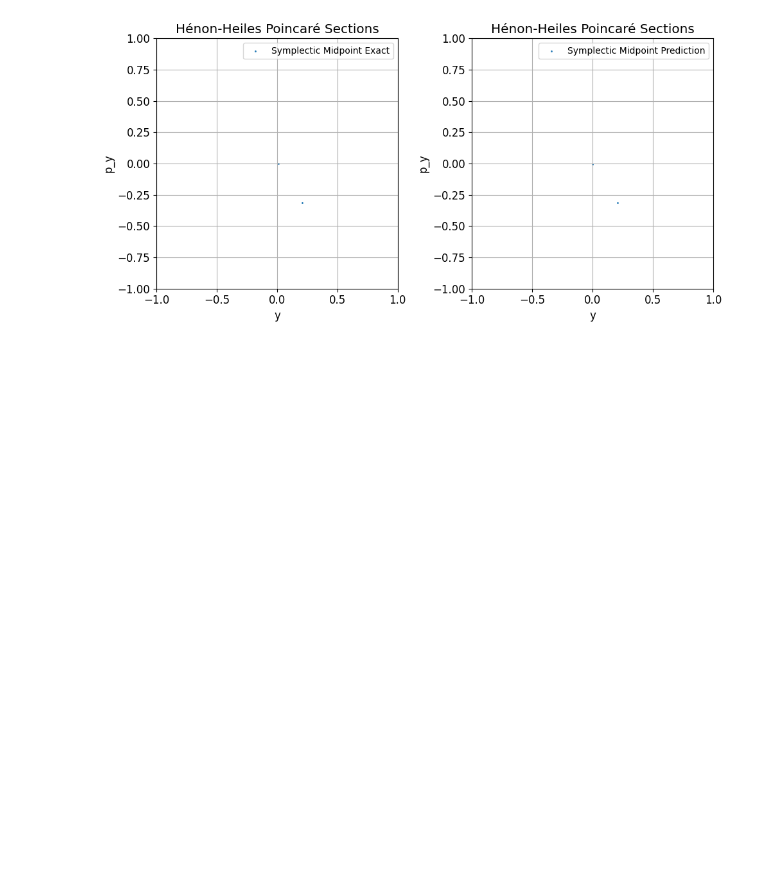
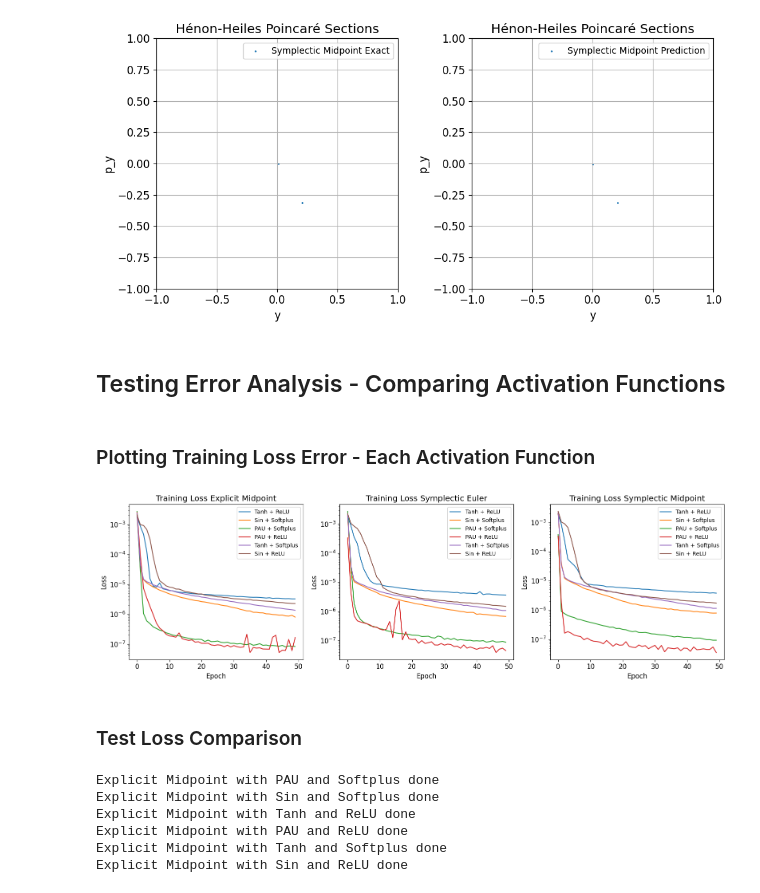
Before and after one commit to sannejamila/HNNs_ODEs, a Jupyter notebook: HenonHeiles.ipynb, the cells around one changed output. Drawn from its saved outputs; the diff is of its cells as text; code cells hidden in the pictures; blank space fills up the shorter version.

```diff
--- a/HenonHeiles.ipynb
+++ b/HenonHeiles.ipynb
@@ -355,3 +355,5 @@ plt.show()
 # %% [output]
 [figure]
 [figure]
+# %% [markdown]
+## Testing Error Analysis - Comparing Activation Functions
@@ -357,0 +383,49 @@ plt.show()
+# %% [markdown]
+### Plotting Training Loss Error - Each Activation Function
+# %%
+fig, ax = plt.subplots(1, 3, figsize=(16, 5))
+
+ax[0].plot(loss_exp_Tanh_ReLU, label = "Tanh + ReLU")
+ax[0].plot(loss_exp_Sin_Soft, label = "Sin + Softplus")
+ax[0].plot(loss_exp_PAU_Soft, label = "PAU + Softplus")
+ax[0].plot(loss_exp_PAU_ReLU, label = "PAU + ReLU")
+ax[0].plot(loss_exp_Tanh_soft, label = "Tanh + Softplus")
+ax[0].plot(loss_exp_Sin_ReLU, label = "Sin + ReLU")
+ax[0].legend()
+ax[0].set_yscale('log')
+ax[0].set_xlabel('Epoch')
+ax[0].set_ylabel('Loss')
+ax[0].set_title('Training Loss Explicit Midpoint')
+
+
+
+ax[1].plot(loss_symp_eul_Tanh_ReLU, label = "Tanh + ReLU")
+ax[1].plot(loss_symp_eul_Sin_Soft, label = "Sin + Softplus")
+ax[1].plot(loss_symp_eul_PAU_Soft, label = "PAU + Softplus")
+ax[1].plot(loss_symp_eul_PAU_ReLU, label = "PAU + ReLU")
+ax[1].plot(loss_symp_eul_Tanh_soft, label = "Tanh + Softplus")
+ax[1].plot(loss_symp_eul_Sin_ReLU, label = "Sin + ReLU")
+ax[1].legend()
+ax[1].set_yscale('log')
+ax[1].set_xlabel('Epoch')
+ax[1].set_ylabel('Loss')
+ax[1].set_title('Training Loss Symplectic Euler')
+
+ax[2].plot(loss_symp_Tanh_ReLU, label = "Tanh + ReLU")
+ax[2].plot(loss_symp_Sin_Soft, label = "Sin + Softplus")
+ax[2].plot(loss_symp_PAU_Soft, label = "PAU + Softplus")
+ax[2].plot(loss_symp_PAU_ReLU, label = "PAU + ReLU")
+ax[2].plot(loss_symp_Tanh_soft, label = "Tanh + Softplus")
+ax[2].plot(loss_symp_Sin_ReLU, label = "Sin + ReLU")
+ax[2].legend()
+ax[2].set_yscale('log')
+ax[2].set_xlabel('Epoch')
+ax[2].set_ylabel('Loss')
+ax[2].set_title('Training Loss Symplectic Midpoint')
+
+plt.tight_layout()
+plt.show()
+# %% [output]
+[figure, added]
+# %% [markdown]
+### Test Loss Comparison
@@ -357,0 +448,20 @@ plt.show()
+# %%
+u_exp_PAU_Soft, _ = model_exp_PAU_Soft.generate_trajectories(ntrajectories = ntraj_test, t_sample = t_test,integrator = "midpoint",u0s=u0_test)
+print("Explicit Midpoint with PAU and Softplus done")
+u_exp_Sin_Soft, _ = model_exp_Sin_Soft.generate_trajectories(ntrajectories = ntraj_test, t_sample = t_test,integrator = "midpoint",u0s=u0_test)
+print("Explicit Midpoint with Sin and Softplus done")
+u_exp_Tanh_ReLU, _ = model_exp_Tanh_ReLU.generate_trajectories(ntrajectories = ntraj_test, t_sample = t_test,integrator = "midpoint",u0s=u0_test)
+print("Explicit Midpoint with Tanh and ReLU done")
+u_exp_PAU_ReLU, _ = model_exp_PAU_ReLU.generate_trajectories(ntrajectories = ntraj_test, t_sample = t_test,integrator = "midpoint",u0s=u0_test)
+print("Explicit Midpoint with PAU and ReLU done")
+u_exp_Tanh_soft, _ = model_exp_Tanh_soft.generate_trajectories(ntrajectories = ntraj_test, t_sample = t_test,integrator = "midpoint",u0s=u0_test)
+print("Explicit Midpoint with Tanh and Softplus done")
+u_exp_Sin_ReLU, _ = model_exp_Sin_ReLU.generate_trajectories(ntrajectories = ntraj_test, t_sample = t_test,integrator = "midpoint",u0s=u0_test)
+print("Explicit Midpoint with Sin and ReLU done")
+# %% [output]
+Explicit Midpoint with PAU and Softplus done
+Explicit Midpoint with Sin and Softplus done
+Explicit Midpoint with Tanh and ReLU done
+Explicit Midpoint with PAU and ReLU done
+Explicit Midpoint with Tanh and Softplus done
+Explicit Midpoint with Sin and ReLU done
```
Also changed, not shown: parts of 12 cells of this notebook, 19 other files.
